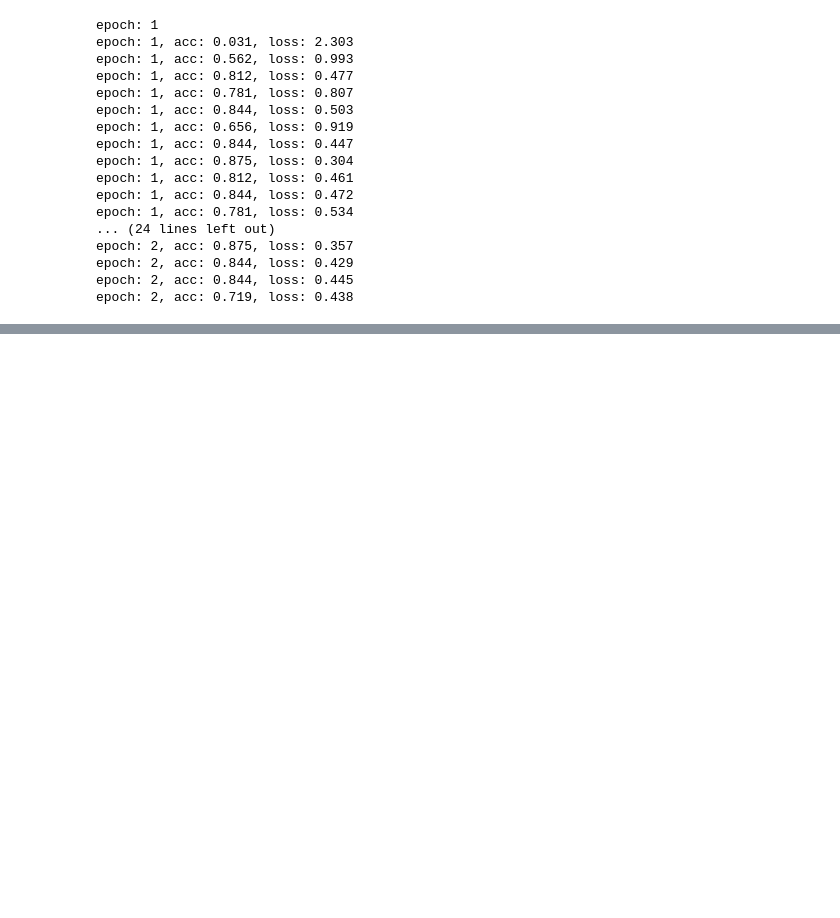
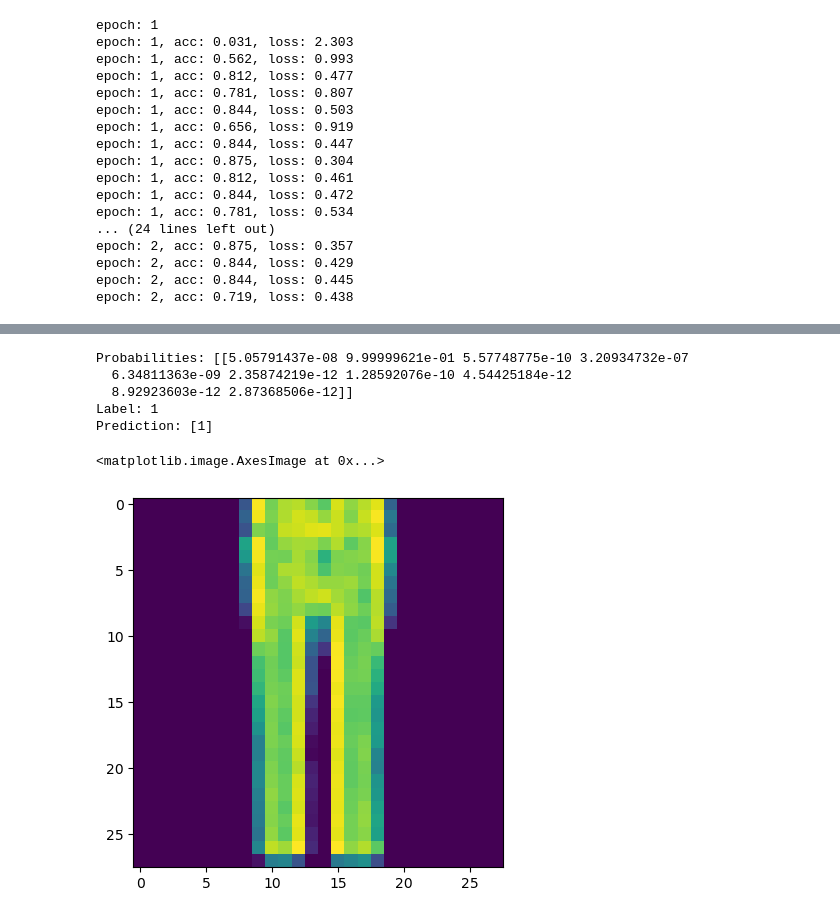
Before and after one commit to randomdrth/MyNeuralNetwork, a Jupyter notebook: exploration.ipynb, the cells around one changed output, grey strips where cells are left out. Saved outputs shown, nothing was run; the diff lists cells and outputs as text; code cells hidden in the pictures; blank space fills up the shorter version.

```diff
--- a/exploration.ipynb
+++ b/exploration.ipynb
@@ -588,0 +635,20 @@ epoch: 2, acc: 0.719, loss: 0.438
+# %%
+X = dataTest[543]
+y = dataTestLabels[543]
+
+output = modelFashionMNIST.forward(X)
+print(f"Probabilities: {output}")
+
+prediction = np.argmax(output, axis=1)
+print(f"Label: {y}")
+print(f"Prediction: {prediction}")
+
+mp.imshow(X.reshape(28, 28))
+# %% [output]
+Probabilities: [[5.05791437e-08 9.99999621e-01 5.57748775e-10 3.20934732e-07
+  6.34811363e-09 2.35874219e-12 1.28592076e-10 4.54425184e-12
+  8.92923603e-12 2.87368506e-12]]
+Label: 1
+Prediction: [1]
+<matplotlib.image.AxesImage at 0x...>
+[figure, added]
```
Also changed, not shown: parts of 4 cells of this notebook.
